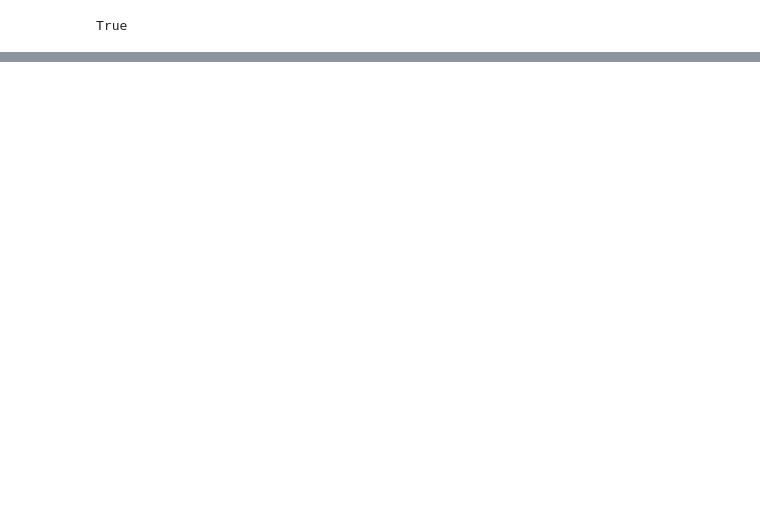
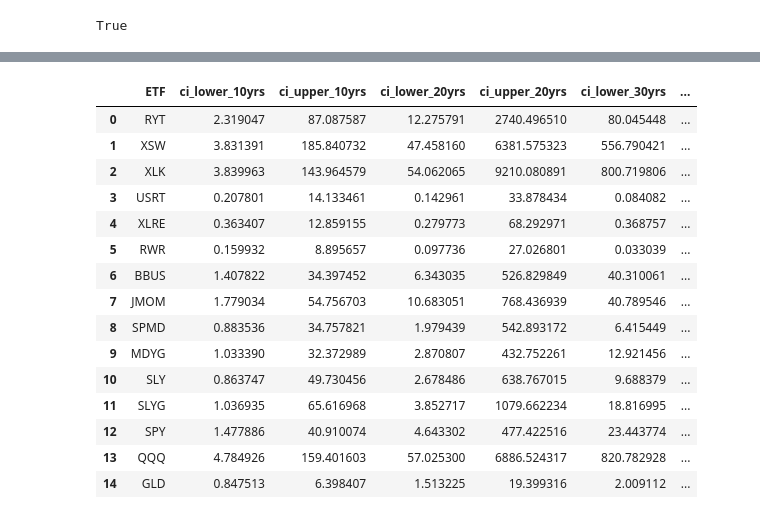
Before and after one commit to mingluuu/ETF_Portfolio_Top_Performers, a Jupyter notebook: MC_hist_data_analysis.ipynb, the cells around one changed output, grey strips where cells are left out. Cells and saved outputs as stored; diff of their text form; code cells hidden in the pictures; blank space fills up the shorter version.

Commit message:
Added function to calculate confidence interval of 10 yrs, 20 yrs and 30 yrs for each ETF, including SPY, QQQ and GLD.

```diff
--- a/MC_hist_data_analysis.ipynb
+++ b/MC_hist_data_analysis.ipynb
@@ -84,25 +66,83 @@ df_hist_data.tail()
 # %%
-def performance_forecast(etf_df):
+def performance_forecast(etf_df, sim_num=500, term=10):
 
-    # Compute MC for current etf
-    MC_30yrs = MCSimulation(
+    # Compute MC Confidence Interval for 'term' years
+    MC_sim = MCSimulation(
         portfolio_data = etf_df,
-        num_simulation = 500,
-        num_trading_days = 252*30)
-    # Do MC
-    MC_30yrs.plot_simulation()
+        num_simulation = sim_num,
+        num_trading_days = 252*term)
+    cum_return = MC_sim.summarize_cumulative_return()
+    ci_lower = cum_return[8]
+    ci_upper = cum_return[9]
+
+    return ci_lower, ci_upper
 # %%
 # Load etf list from csv
 csv_path = Path('./Resources/etf_list.csv')
 etf_list = pd.read_csv(csv_path)['etf']
 
-# Loop over etf list and compute MC for each etf
+etf_list_3extra = ["SPY", "QQQ", "GLD"]
+
+# Initialize parameters
+etf_final_list = []
+ci_lower_10yrs_list = []
+ci_upper_10yrs_list = []
+ci_lower_20yrs_list = []
+ci_upper_20yrs_list = []
+ci_lower_30yrs_list = []
+ci_upper_30yrs_list = []
+
+# Loop over etf list and compute Confidence Interval for each etf
 for i in range(len(etf_list)):
     current_etf = etf_list[i]
+    print("Working on ETF: " + current_etf)
     etf_df = df_hist_data.loc[:,[current_etf]]
-    # Do MC
-    performance_forecast(etf_df)
+    # Do 10, 20, 30 years MC for current etf respectively
+    print("Computing 10 years return ... ")
+    ci_lower_10yrs, ci_upper_10yrs = performance_forecast(etf_df, sim_num=500, term=10)
+    print("Computing 20 years return ... ")
+    ci_lower_20yrs, ci_upper_20yrs = performance_forecast(etf_df, sim_num=500, term=20)
+    print("Computing 30 years return ... ")
+    ci_lower_30yrs, ci_upper_30yrs = performance_forecast(etf_df, sim_num=500, term=30)
+    # Store results into list
+    etf_final_list.append(current_etf)
+    ci_lower_10yrs_list.append(ci_lower_10yrs)
+    ci_upper_10yrs_list.append(ci_upper_10yrs)
+    ci_lower_20yrs_list.append(ci_lower_20yrs)
+    ci_upper_20yrs_list.append(ci_upper_20yrs)
+    ci_lower_30yrs_list.append(ci_lower_30yrs)
+    ci_upper_30yrs_list.append(ci_upper_30yrs)
 
-# KENS_df from Ken
-# performance_forecast(KENS_df)
+# Loop over 3 extra etf and compute Confidence Interval for each etf
+for i in range(len(etf_list_3extra)):
+    current_etf = etf_list_3extra[i]
+    print("Working on ETF: " + current_etf)
+    etf_df = df_hist_data.loc[:,[current_etf]]
+    # Do 10, 20, 30 years MC for current etf respectively
+    print("Computing 10 years return ... ")
+    ci_lower_10yrs, ci_upper_10yrs = performance_forecast(etf_df, sim_num=500, term=10)
+    print("Computing 20 years return ... ")
+    ci_lower_20yrs, ci_upper_20yrs = performance_forecast(etf_df, sim_num=500, term=20)
+    print("Computing 30 years return ... ")
+    ci_lower_30yrs, ci_upper_30yrs = performance_forecast(etf_df, sim_num=500, term=30)
+    # Store results into list
+    etf_final_list.append(current_etf)
+    ci_lower_10yrs_list.append(ci_lower_10yrs)
+    ci_upper_10yrs_list.append(ci_upper_10yrs)
+    ci_lower_20yrs_list.append(ci_lower_20yrs)
+    ci_upper_20yrs_list.append(ci_upper_20yrs)
+    ci_lower_30yrs_list.append(ci_lower_30yrs)
+    ci_upper_30yrs_list.append(ci_upper_30yrs)
+
+# Create ETF performance datafram
+etf_performance_df = pd.DataFrame()
+etf_performance_df['ETF'] = etf_final_list
+etf_performance_df['ci_lower_10yrs'] = ci_lower_10yrs_list
+etf_performance_df['ci_upper_10yrs'] = ci_upper_10yrs_list
+etf_performance_df['ci_lower_20yrs'] = ci_lower_20yrs_list
+etf_performance_df['ci_upper_20yrs'] = ci_upper_20yrs_list
+etf_performance_df['ci_lower_30yrs'] = ci_lower_30yrs_list
+etf_performance_df['ci_upper_30yrs'] = ci_upper_30yrs_list
+
+etf_performance_df
 # %% [output]
@@ -143,0 +179,16 @@ Running Monte Carlo simulation number 490.
+|  | ETF | ci_lower_10yrs | ci_upper_10yrs | ci_lower_20yrs | ci_upper_20yrs | ci_lower_30yrs | ... |
+| 0 | RYT | 2.319047 | 87.087587 | 12.275791 | 2740.496510 | 80.045448 | ... |
+| 1 | XSW | 3.831391 | 185.840732 | 47.458160 | 6381.575323 | 556.790421 | ... |
+| 2 | XLK | 3.839963 | 143.964579 | 54.062065 | 9210.080891 | 800.719806 | ... |
+| 3 | USRT | 0.207801 | 14.133461 | 0.142961 | 33.878434 | 0.084082 | ... |
+| 4 | XLRE | 0.363407 | 12.859155 | 0.279773 | 68.292971 | 0.368757 | ... |
+| 5 | RWR | 0.159932 | 8.895657 | 0.097736 | 27.026801 | 0.033039 | ... |
+| 6 | BBUS | 1.407822 | 34.397452 | 6.343035 | 526.829849 | 40.310061 | ... |
+| 7 | JMOM | 1.779034 | 54.756703 | 10.683051 | 768.436939 | 40.789546 | ... |
+| 8 | SPMD | 0.883536 | 34.757821 | 1.979439 | 542.893172 | 6.415449 | ... |
+| 9 | MDYG | 1.033390 | 32.372989 | 2.870807 | 432.752261 | 12.921456 | ... |
+| 10 | SLY | 0.863747 | 49.730456 | 2.678486 | 638.767015 | 9.688379 | ... |
+| 11 | SLYG | 1.036935 | 65.616968 | 3.852717 | 1079.662234 | 18.816995 | ... |
+| 12 | SPY | 1.477886 | 40.910074 | 4.643302 | 477.422516 | 23.443774 | ... |
+| 13 | QQQ | 4.784926 | 159.401603 | 57.025300 | 6886.524317 | 820.782928 | ... |
+| 14 | GLD | 0.847513 | 6.398407 | 1.513225 | 19.399316 | 2.009112 | ... |
```
Also changed, not shown: parts of 6 cells of this notebook, 1 other file.
